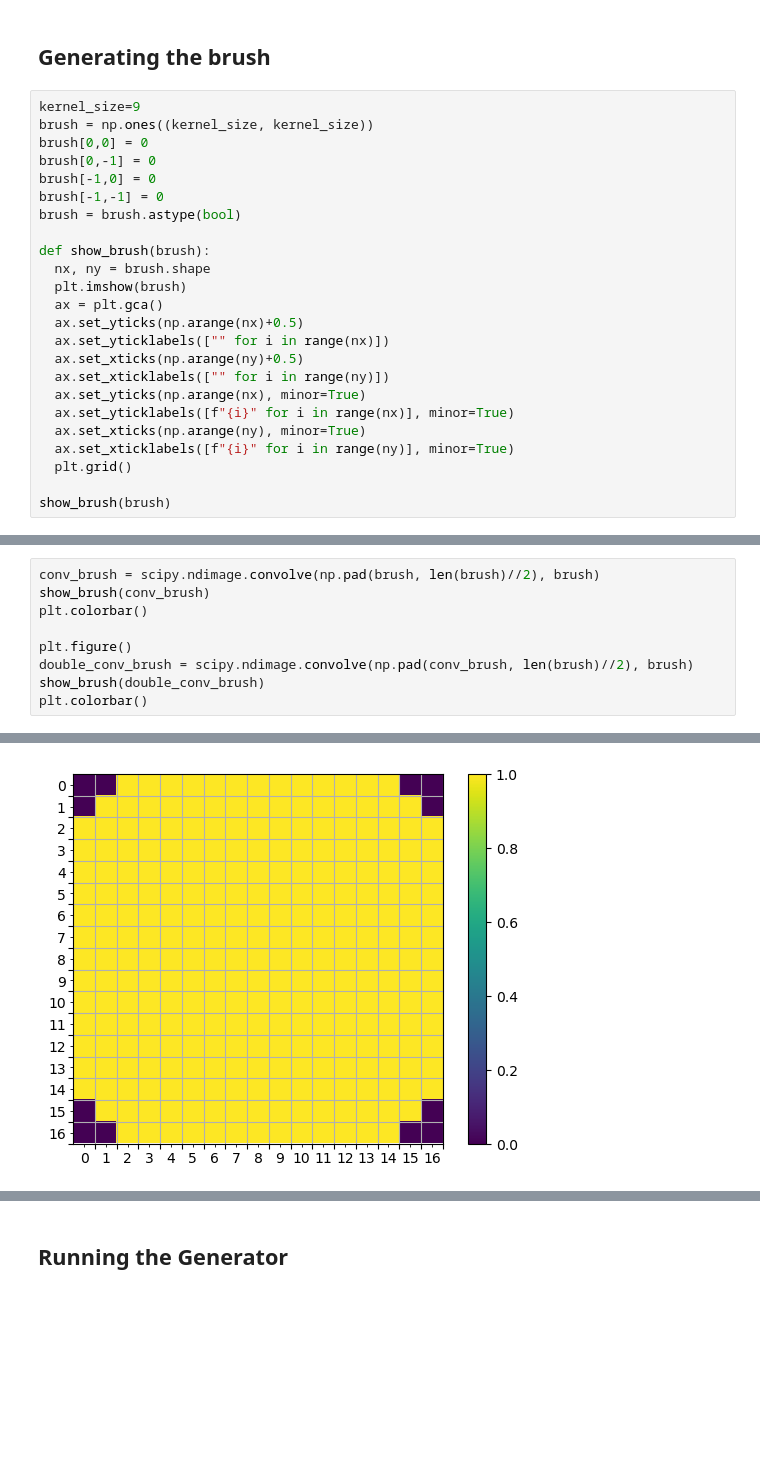
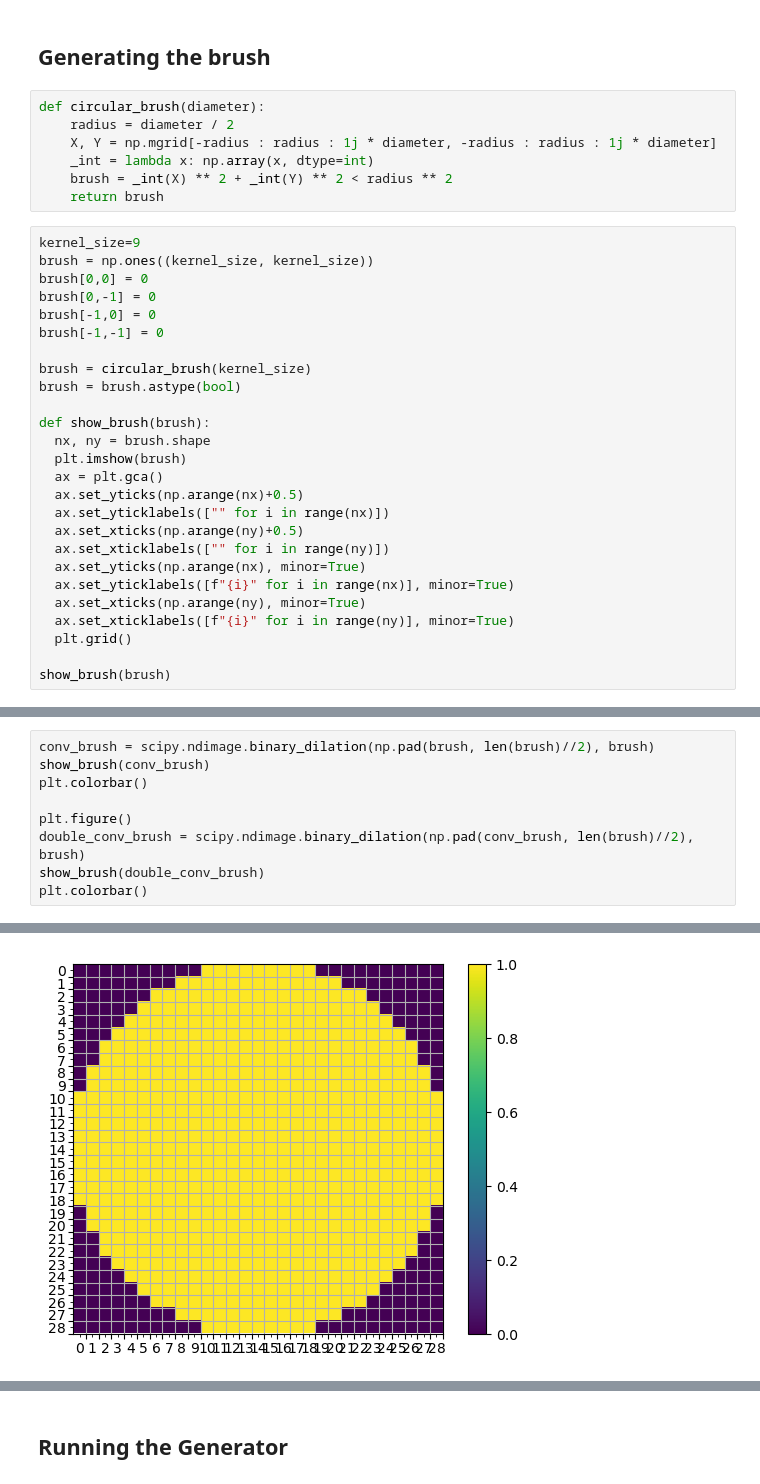
Before and after one commit to flaport/inverse_design, a Jupyter notebook: notebooks/09_local_generator.ipynb, the cells around one changed output, grey strips where cells are left out. Cells and saved outputs as stored; diff of their text form; blank space fills up the shorter version.

```diff
--- a/notebooks/09_local_generator.ipynb
+++ b/notebooks/09_local_generator.ipynb
@@ -22,5 +22,12 @@ N=features*zoom
 # %% [markdown]
 ## Generating the brush
+# %%
+def circular_brush(diameter):
+    radius = diameter / 2
+    X, Y = np.mgrid[-radius : radius : 1j * diameter, -radius : radius : 1j * diameter]
+    _int = lambda x: np.array(x, dtype=int)
+    brush = _int(X) ** 2 + _int(Y) ** 2 < radius ** 2
+    return brush
 # %%
 kernel_size=9
 brush = np.ones((kernel_size, kernel_size))
@@ -28,6 +35,8 @@ brush[0,0] = 0
 brush[0,-1] = 0
 brush[-1,0] = 0
 brush[-1,-1] = 0
+
+brush = circular_brush(kernel_size)
 brush = brush.astype(bool)
 
 def show_brush(brush):
@@ -50,12 +59,12 @@ show_brush(brush)
 # %%
-conv_brush = scipy.ndimage.convolve(np.pad(brush, len(brush)//2), brush)
+conv_brush = scipy.ndimage.binary_dilation(np.pad(brush, len(brush)//2), brush)
 show_brush(conv_brush)
 plt.colorbar()
 
 plt.figure()
-double_conv_brush = scipy.ndimage.convolve(np.pad(conv_brush, len(brush)//2), brush)
+double_conv_brush = scipy.ndimage.binary_dilation(np.pad(conv_brush, len(brush)//2), brush)
 show_brush(double_conv_brush)
 plt.colorbar()
 # %% [output]
 <matplotlib.colorbar.Colorbar at 0x...>
-[figure, old version]
+[figure, new version]
```
Also changed, not shown: parts of 12 cells of this notebook.
